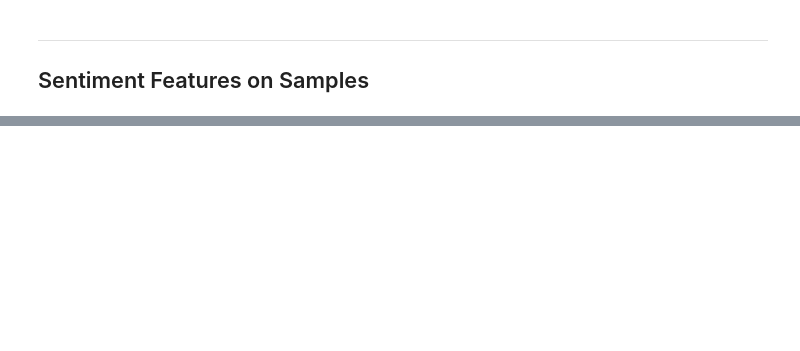
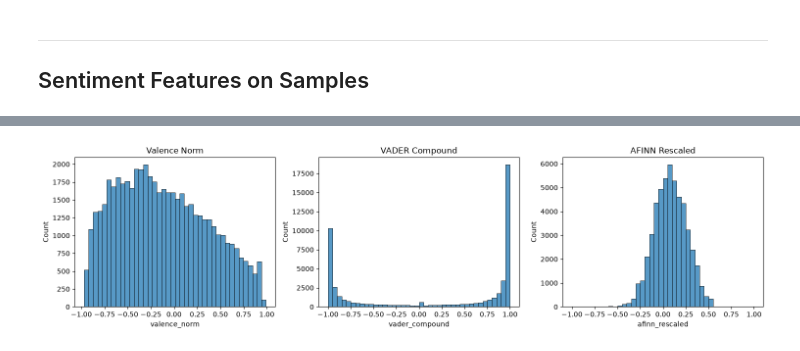
Before and after one commit to grenappl/thesis-project, a Jupyter notebook: notebooks/3_sentiment_analysis.ipynb, the cells around one changed output, grey strips where cells are left out. Saved outputs shown, nothing was run; the diff lists cells and outputs as text; code cells hidden in the pictures; blank space fills up the shorter version.

```diff
--- a/notebooks/3_sentiment_analysis.ipynb
+++ b/notebooks/3_sentiment_analysis.ipynb
@@ -130,4 +146,6 @@ sentiment_analysis(
 ---
 ## Sentiment Features on Samples
 # %%
-sample_songs = songs.sample(n=2000).copy()
+sample_songs = songs.sample(len(songs) // 5).copy()
+print(len(sample_songs))
+sample_songs.head(3)
@@ -200,20 +269,18 @@ for a, b in pairs:
 # %%
-fig, axes = plt.subplots(1, 4, figsize=(15, 4))
+fig, axes = plt.subplots(1, 3, figsize=(15, 4))
+bins = 40
+cols = ['valence_norm', 'vader_compound', 'afinn_rescaled']
+plot_titles = [
+    'Valence Norm',
+    'VADER Compound',
+    'AFINN Rescaled'
+]
 
-sns.histplot(sample_songs['valence'], ax=axes[0], bins=40, color='steelblue')
-axes[0].set_title('Valence')
-
-sns.histplot(sample_songs['vader_compound'], ax=axes[1], bins=40, color='steelblue')
-axes[1].set_title('VADER Compound')
-
-sns.histplot(sample_songs['afinn_rescaled'], ax=axes[2], bins=40, color='salmon')
-axes[2].set_title('AFINN Rescaled')
-
-sns.histplot(samples_for_sentimiento['pysentimiento_score'], ax=axes[3], bins=40, color='seagreen')
-axes[3].set_title('RoBERTa Signed (sample)')
-
-# sns.histplot(sample_for_roberta['roberta_signed'], ax=axes[2], bins=40, color='seagreen')
-# axes[2].set_title('RoBERTa Signed (sample)')
+for i, col in enumerate(cols):
+    sns.histplot(sample_songs[col], ax=axes[i], bins=bins)
+    axes[i].set_title(plot_titles[i])
 
 plt.tight_layout()
 plt.show()
+# %% [output]
+[figure, added]
```
Also changed, not shown: parts of 18 cells of this notebook.
